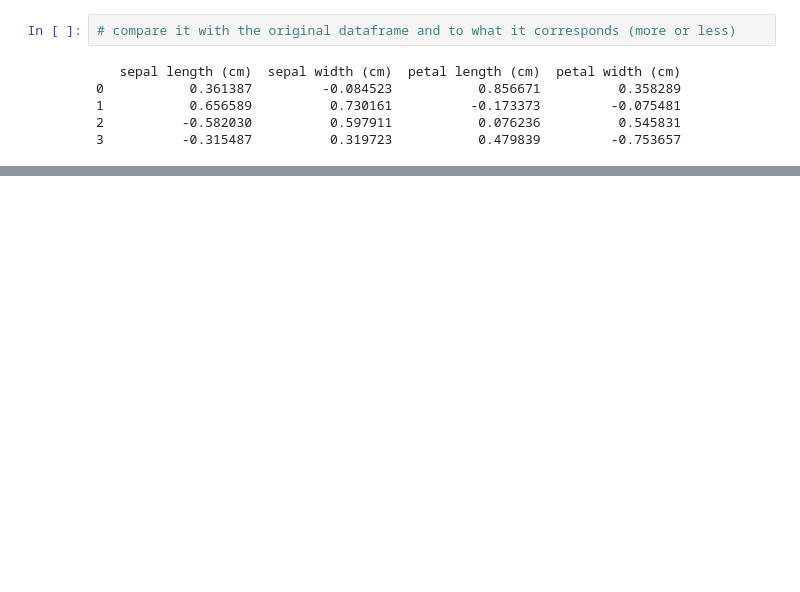
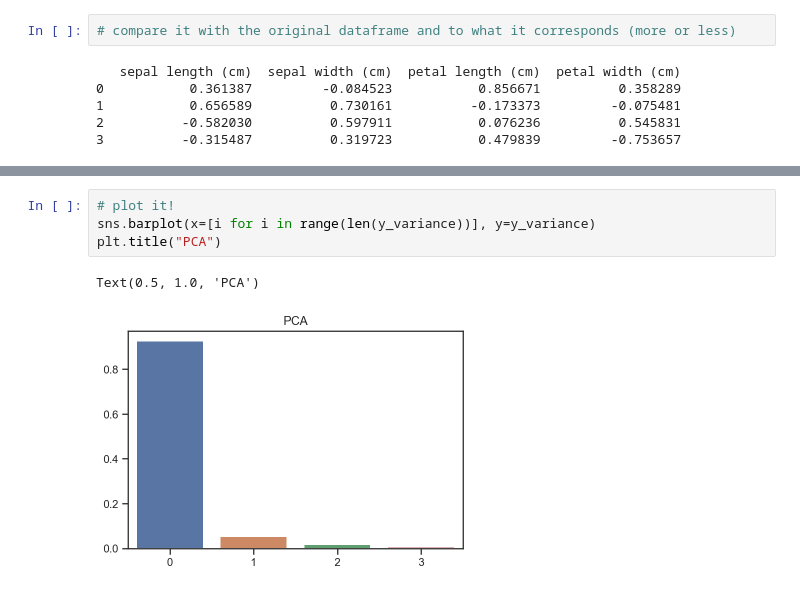
Before and after one commit to salamituns/AI_Coding, a Jupyter notebook: M3_Machine_Learning/03. PCA/01_IRIS_PCA.ipynb, the cells around one changed output, grey strips where cells are left out. Saved outputs shown, nothing was run; the diff lists cells and outputs as text; blank space fills up the shorter version.

```diff
--- a/M3_Machine_Learning/03. PCA/01_IRIS_PCA.ipynb
+++ b/M3_Machine_Learning/03. PCA/01_IRIS_PCA.ipynb
@@ -163,0 +153,7 @@ Text(0.5, 1.0, 'PCA')
+# %%
+# plot it!
+sns.barplot(x=[i for i in range(len(y_variance))], y=y_variance)
+plt.title("PCA")
+# %% [output]
+Text(0.5, 1.0, 'PCA')
+[figure, added]
```
Also changed, not shown: parts of 10 cells of this notebook.
